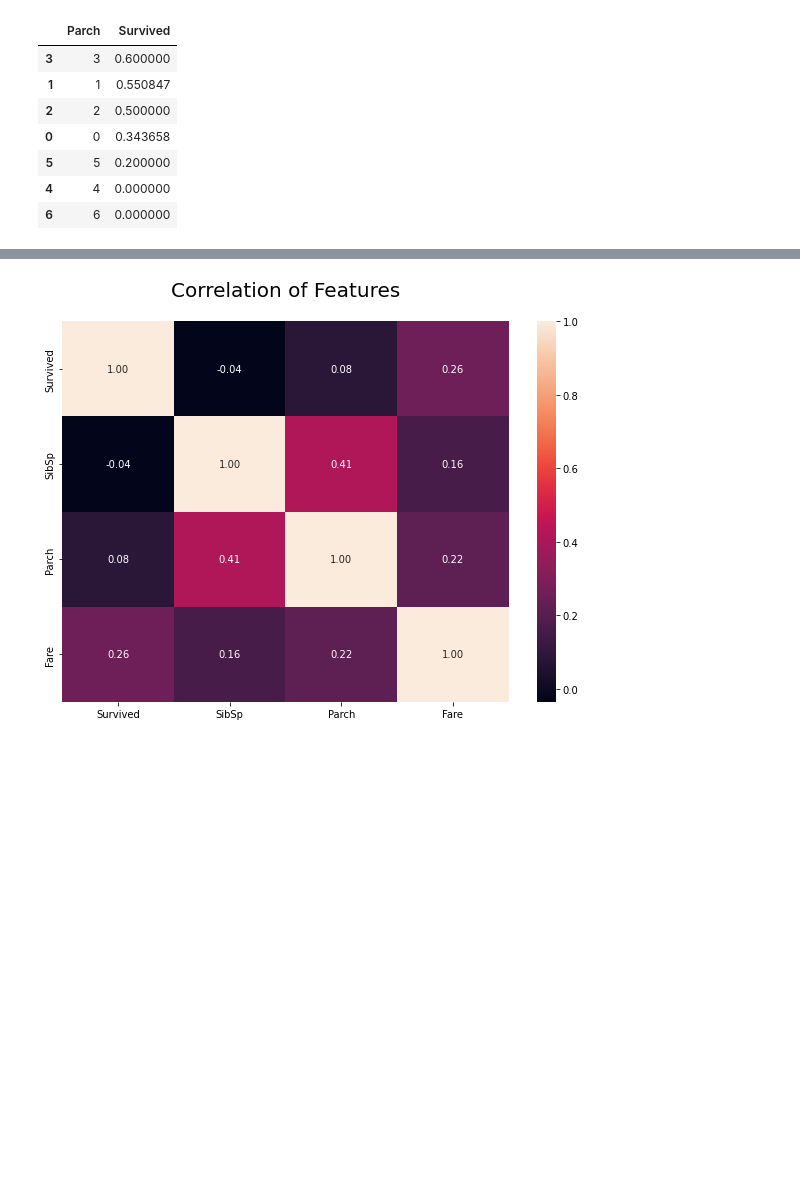
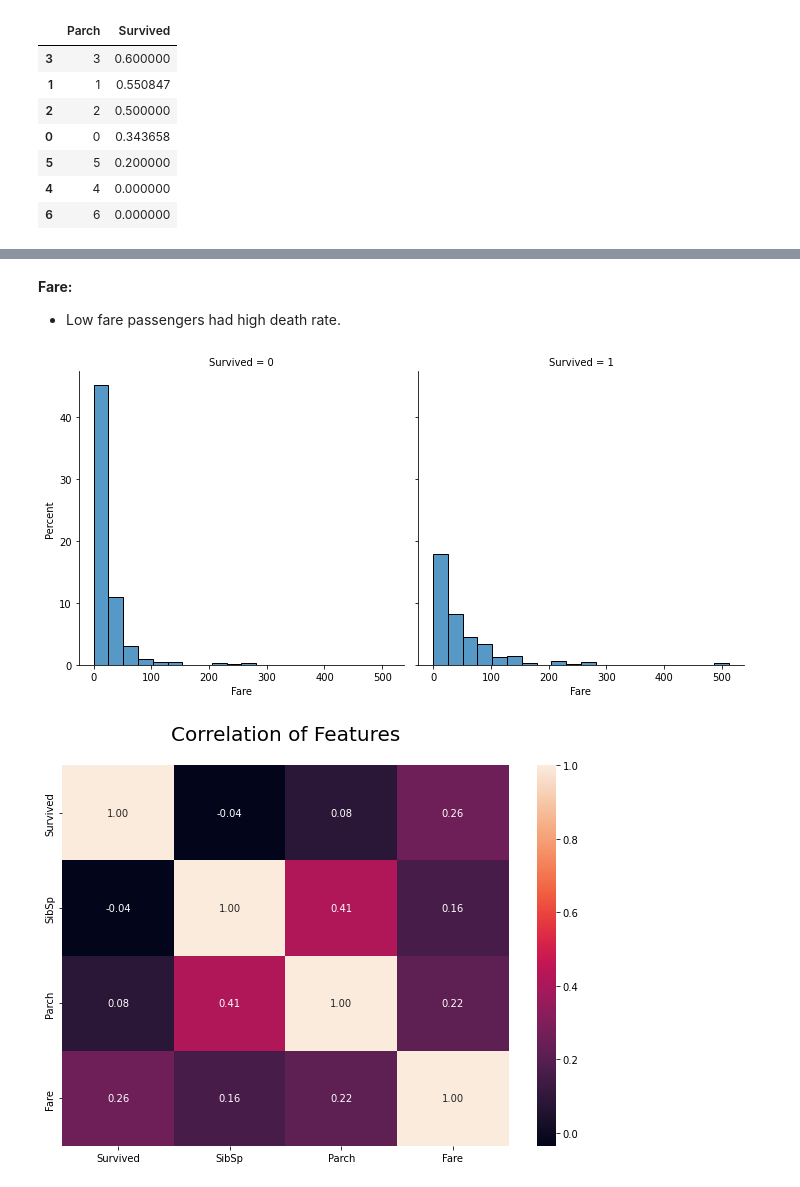
Before and after one commit to lucasnbarros/titanic-machine-learning-from-disaster, a Jupyter notebook: titanic-machine-learning-from-disaster.ipynb, the cells around one changed output, grey strips where cells are left out. Cells and saved outputs as stored; diff of their text form; code cells hidden in the pictures; blank space fills up the shorter version.

```diff
--- a/titanic-machine-learning-from-disaster.ipynb
+++ b/titanic-machine-learning-from-disaster.ipynb
@@ -220,3 +298,10 @@ train_df[["Parch", "Survived"]].groupby(['Parch'], as_index=False).mean().sort_v
+# %% [markdown]
+**Fare:**
+* Low fare passengers had high death rate.
+# %%
+g = sns.displot(data=train_df, x="Fare", col="Survived",bins=20, stat='percent')
+# %% [output]
+[figure, added]
 # %%
 plt.figure(figsize=(10,7))
 plt.title('Correlation of Features', y=1.05, size=20)
```
Also changed, not shown: parts of 19 cells of this notebook.
